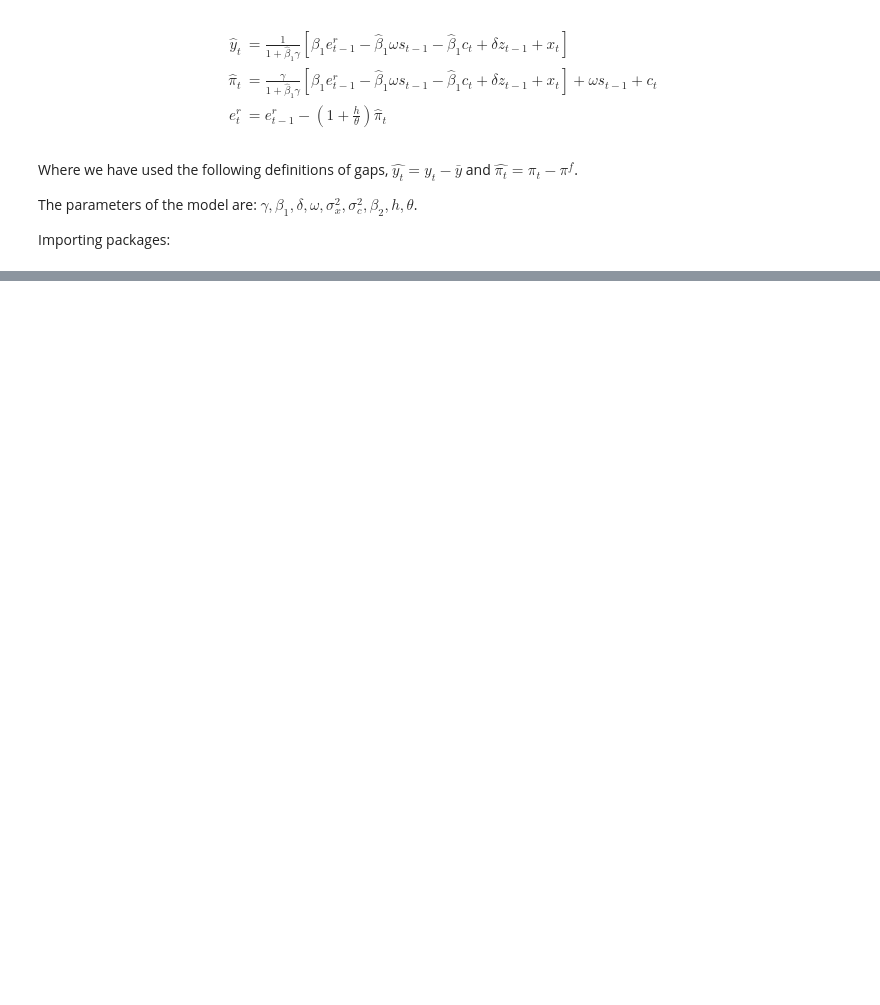
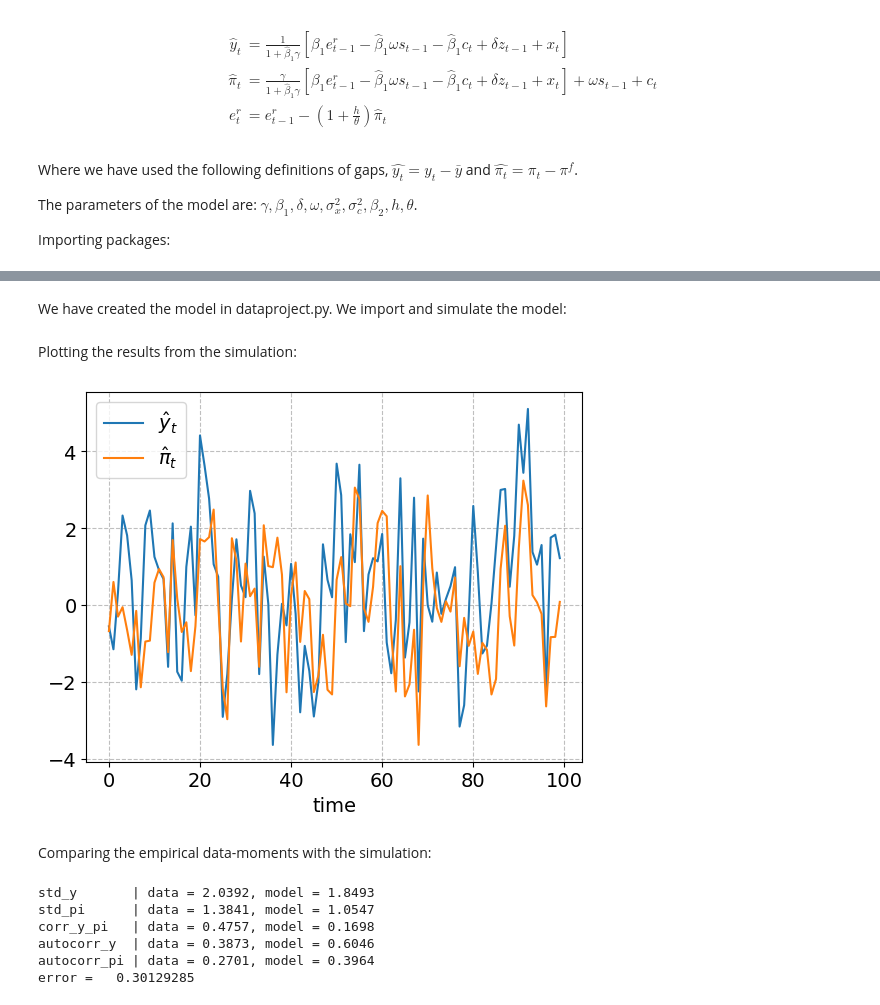
Before and after one commit to NumEconCopenhagen/projects-2023-jakki, a Jupyter notebook: dataproject/dataproject.ipynb, the cells around one changed output, grey strips where cells are left out. Saved outputs shown, nothing was run; the diff lists cells and outputs as text; code cells hidden in the pictures; blank space fills up the shorter version.

```diff
--- a/dataproject/dataproject.ipynb
+++ b/dataproject/dataproject.ipynb
@@ -77,0 +137,37 @@ print(df)
+# %% [markdown]
+We have created the model in dataproject.py. We import and simulate the model:
+# %%
+# Importing the model, FlydendeValuta
+from dataproject import FlydendeValuta
+
+# Defining the model in the Notebook
+model = FlydendeValuta()
+par = model.par
+sim = model.sim
+
+# Simulating the model for t = 10.000
+model.simulate()
+# %% [markdown]
+Plotting the results from the simulation:
+# %%
+simT_fig = 100 # first 100 periods
+fig = plt.figure()
+ax = fig.add_subplot(1,1,1)
+ax.plot(np.arange(simT_fig),sim.y_hat[:simT_fig],label='$\\hat{y}_t$')
+ax.plot(np.arange(simT_fig),sim.pi_hat[:simT_fig],label='$\\hat{\pi}_t$')
+ax.set_xlabel('time')
+ax.legend(frameon=True);
+# %% [output]
+[figure, added]
+# %% [markdown]
+Comparing the empirical data-moments with the simulation:
+# %%
+model.calc_moms() # calculate moments from the simulation
+error = model.calc_diff_to_data(do_print=True) # compares with the data
+# %% [output]
+std_y       | data = 2.0392, model = 1.8493
+std_pi      | data = 1.3841, model = 1.0547
+corr_y_pi   | data = 0.4757, model = 0.1698
+autocorr_y  | data = 0.3873, model = 0.6046
+autocorr_pi | data = 0.2701, model = 0.3964
+error =   0.30129285
```
Also changed, not shown: parts of 22 cells of this notebook, 2 other files.
